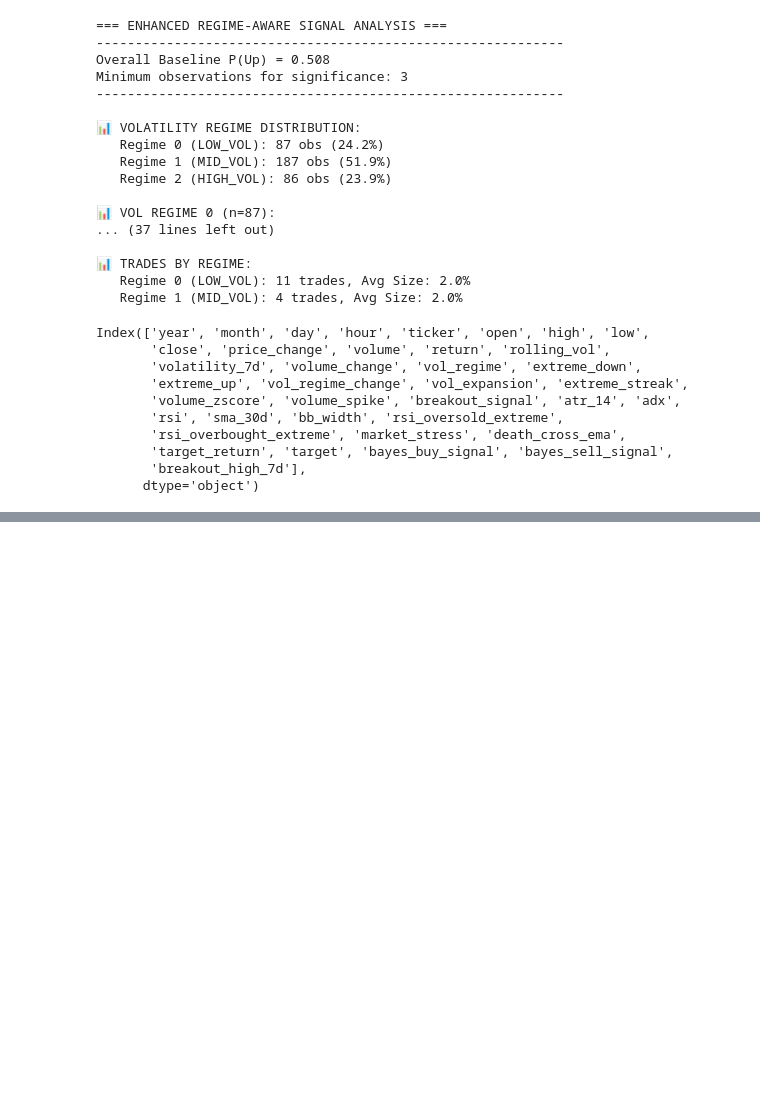
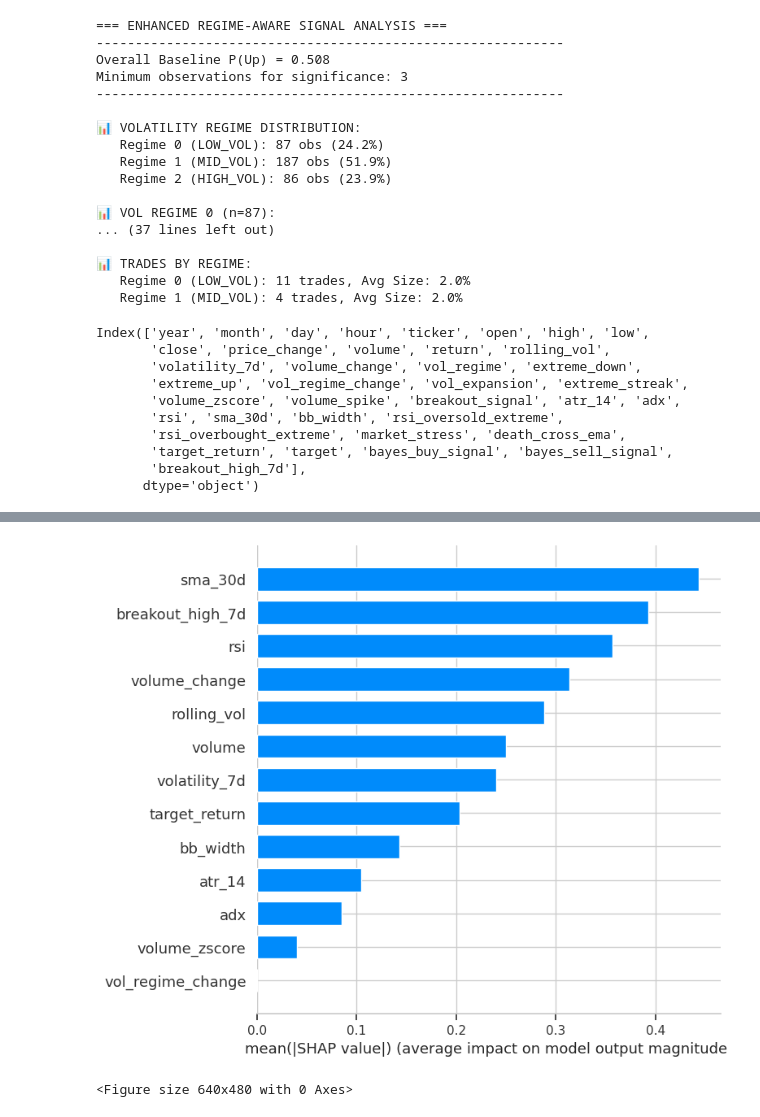
Before and after one commit to pynat/probabilistic_trading_strategies_solana, a Jupyter notebook: quant.ipynb, the cells around one changed output, grey strips where cells are left out. Cells and saved outputs as stored; diff of their text form; code cells hidden in the pictures; blank space fills up the shorter version.

```diff
--- a/quant.ipynb
+++ b/quant.ipynb
@@ -1837,10 +1803,6 @@ X_val = X.iloc[split_idx:]
 y_train = y.iloc[:split_idx]
 y_val = y.iloc[split_idx:]
 # %%
-import xgboost as xgb
-import shap
-from sklearn.metrics import root_mean_squared_error, mean_squared_error
-
 #define hyperparameter values to be tested
 def tune_hyperparameters(eta_values, max_depth_values, min_child_weight_values, X_train, y_train, X_val, y_val):
     # list to store results
@@ -1854,31 +1816,29 @@ def tune_hyperparameters(eta_values, max_depth_values, min_child_weight_values,
                     'eta': eta,
                     'max_depth': max_depth,
                     'min_child_weight': min_child_weight,
-                    'objective': 'reg:squarederror',
-                    'eval_metric': 'rmse',
+                    'objective': 'binary:logistic',
+                    'eval_metric': 'logloss',
                     'nthread': 8,
                     'seed': 1,
                     'verbosity': 1,
                 }
 
                 # train model
-                model_xgb = xgb.XGBRegressor(**xgb_params)
+                model_xgb = xgb.XGBClassifier(**xgb_params)
                 model_xgb.fit(X_train, y_train)
 
                 # predictions on validation
                 y_pred_val = model_xgb.predict(X_val)
-
-                # calculate rmse
-                rmse = root_mean_squared_error((y_val), y_pred_val)
+                accuracy = accuracy_score(y_val, y_pred_val)
 
                 # store results
-                scores.append((eta, max_depth, min_child_weight, rmse))
+                scores.append((eta, max_depth, min_child_weight, accuracy))
 
     # convert results to df
-    df_scores = pd.DataFrame(scores, columns=['eta', 'max_depth', 'min_child_weight', 'rmse'])
+    df_scores = pd.DataFrame(scores, columns=['eta', 'max_depth', 'min_child_weight', 'accuracy'])
 
-    # find params with lowest RMSE
-    best_params = df_scores.loc[df_scores['rmse'].idxmin()]
+    # find params
+    best_params = df_scores.loc[df_scores['accuracy'].idxmax()]
     return best_params, df_scores
 
 
@@ -1992,0 +1955,25 @@ XGBoost R² Score on the Validation Set: 1.0000
+# %%
+import shap
+# SHAP (SHapley Additive exPlanations) explains how each feature impacts the model's prediction
+# provides both global and local explanations
+# -> importance of a feature + how a specific feature affects the prediction of a particular data point
+# positive value means the feature pushes the prediction higher, while a negative value means it pushes it lower
+
+import shap
+import matplotlib.pyplot as plt
+
+#X_train['breakout_signal'] = X_train['breakout_signal'].astype(int)
+
+# create SHAP explainer with your trained model and training data (DataFrame with column names)
+explainer = shap.Explainer(model_xgb, X_train)
+
+# calculate SHAP values for training data
+shap_values = explainer(X_train)
+
+# summary bar plot (global feature importance)
+shap.summary_plot(shap_values, X_train, plot_type="bar", max_display=20)
+plt.tight_layout()
+plt.show()
+# %% [output]
+[figure, added]
+<Figure size 640x480 with 0 Axes>
```
Also changed, not shown: parts of 19 cells of this notebook, 2 other files.
